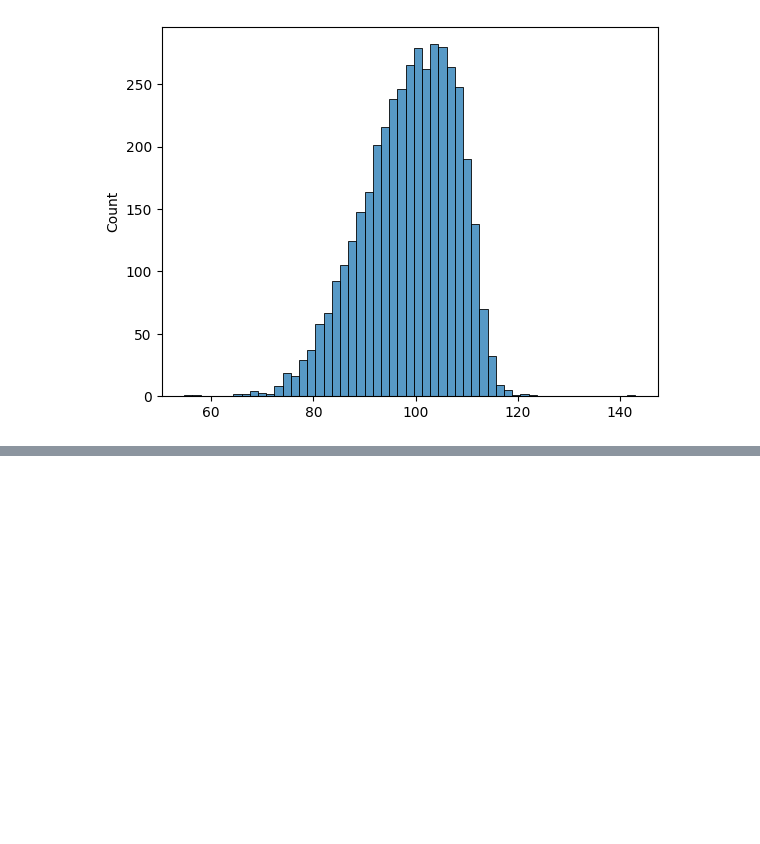
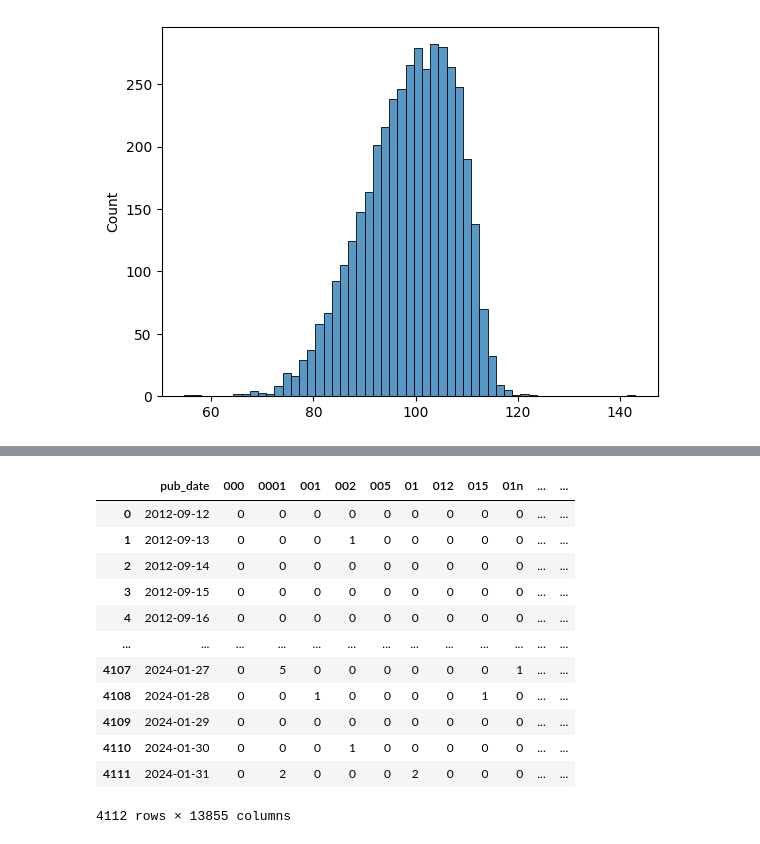
Before and after one commit to trevsauer/ADS_599_Capstone_Project, a Jupyter notebook: notebooks/combining_arxiv_queries.ipynb, the cells around one changed output, grey strips where cells are left out. Cells and saved outputs as stored; diff of their text form; code cells hidden in the pictures; blank space fills up the shorter version.

```diff
--- a/notebooks/combining_arxiv_queries.ipynb
+++ b/notebooks/combining_arxiv_queries.ipynb
@@ -255,0 +259,17 @@ for i in token_list:
+# %%
+#dataset for simple nnet trial
+date_df.drop(columns=['cleaned_text','number_of_papers','number_of_tokens','unique_tokens'])
+# %% [output]
+|  | pub_date | 000 | 0001 | 001 | 002 | 005 | 01 | 012 | 015 | 01n | ... | ... |
+| 0 | 2012-09-12 | 0 | 0 | 0 | 0 | 0 | 0 | 0 | 0 | 0 | ... | ... |
+| 1 | 2012-09-13 | 0 | 0 | 0 | 1 | 0 | 0 | 0 | 0 | 0 | ... | ... |
+| 2 | 2012-09-14 | 0 | 0 | 0 | 0 | 0 | 0 | 0 | 0 | 0 | ... | ... |
+| 3 | 2012-09-15 | 0 | 0 | 0 | 0 | 0 | 0 | 0 | 0 | 0 | ... | ... |
+| 4 | 2012-09-16 | 0 | 0 | 0 | 0 | 0 | 0 | 0 | 0 | 0 | ... | ... |
+| ... | ... | ... | ... | ... | ... | ... | ... | ... | ... | ... | ... | ... |
+| 4107 | 2024-01-27 | 0 | 5 | 0 | 0 | 0 | 0 | 0 | 0 | 1 | ... | ... |
+| 4108 | 2024-01-28 | 0 | 0 | 1 | 0 | 0 | 0 | 0 | 1 | 0 | ... | ... |
+| 4109 | 2024-01-29 | 0 | 0 | 0 | 0 | 0 | 0 | 0 | 0 | 0 | ... | ... |
+| 4110 | 2024-01-30 | 0 | 0 | 0 | 1 | 0 | 0 | 0 | 0 | 0 | ... | ... |
+| 4111 | 2024-01-31 | 0 | 2 | 0 | 0 | 0 | 2 | 0 | 0 | 0 | ... | ... |
+4112 rows × 13855 columns
```
Also changed, not shown: parts of 19 cells of this notebook.
